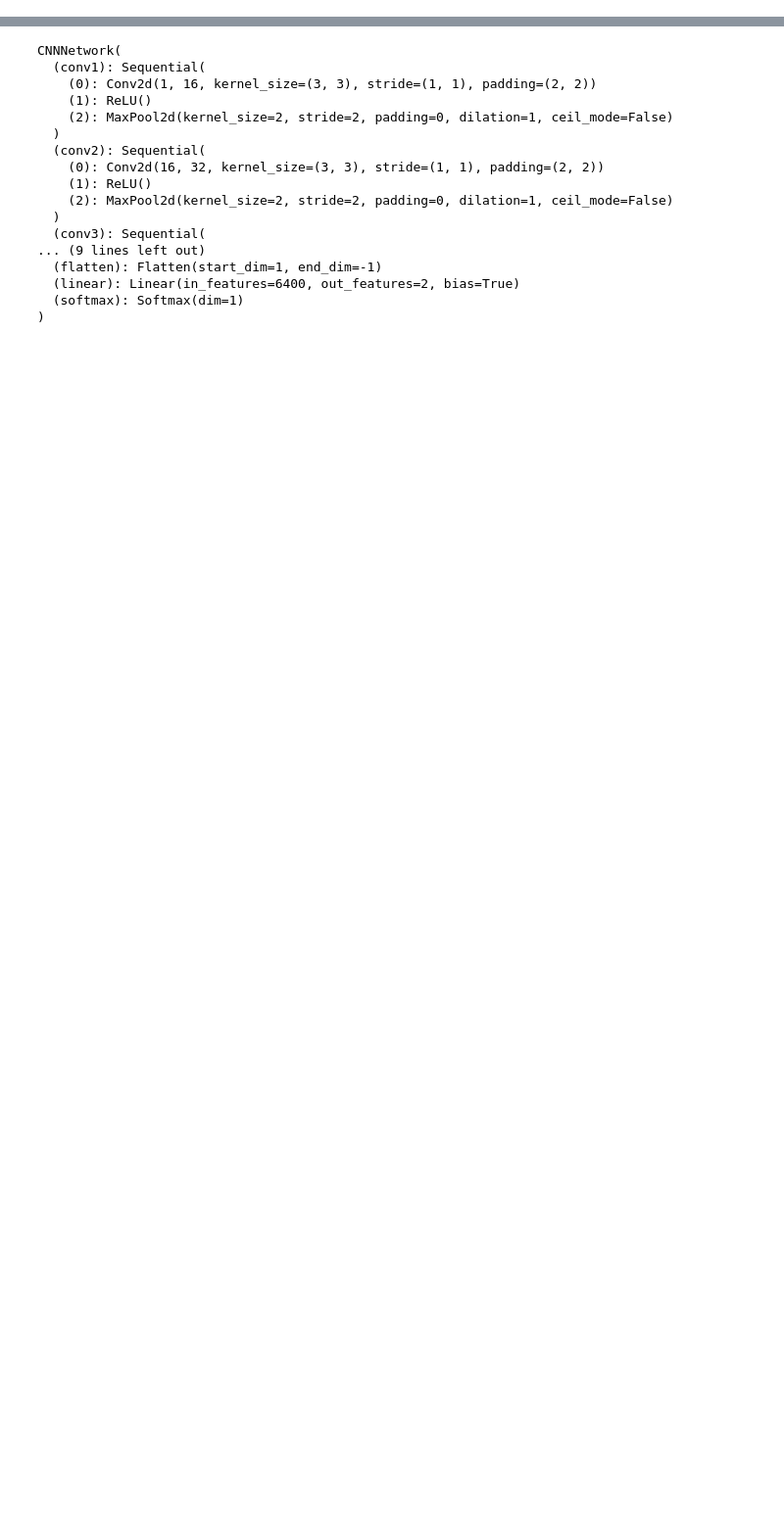
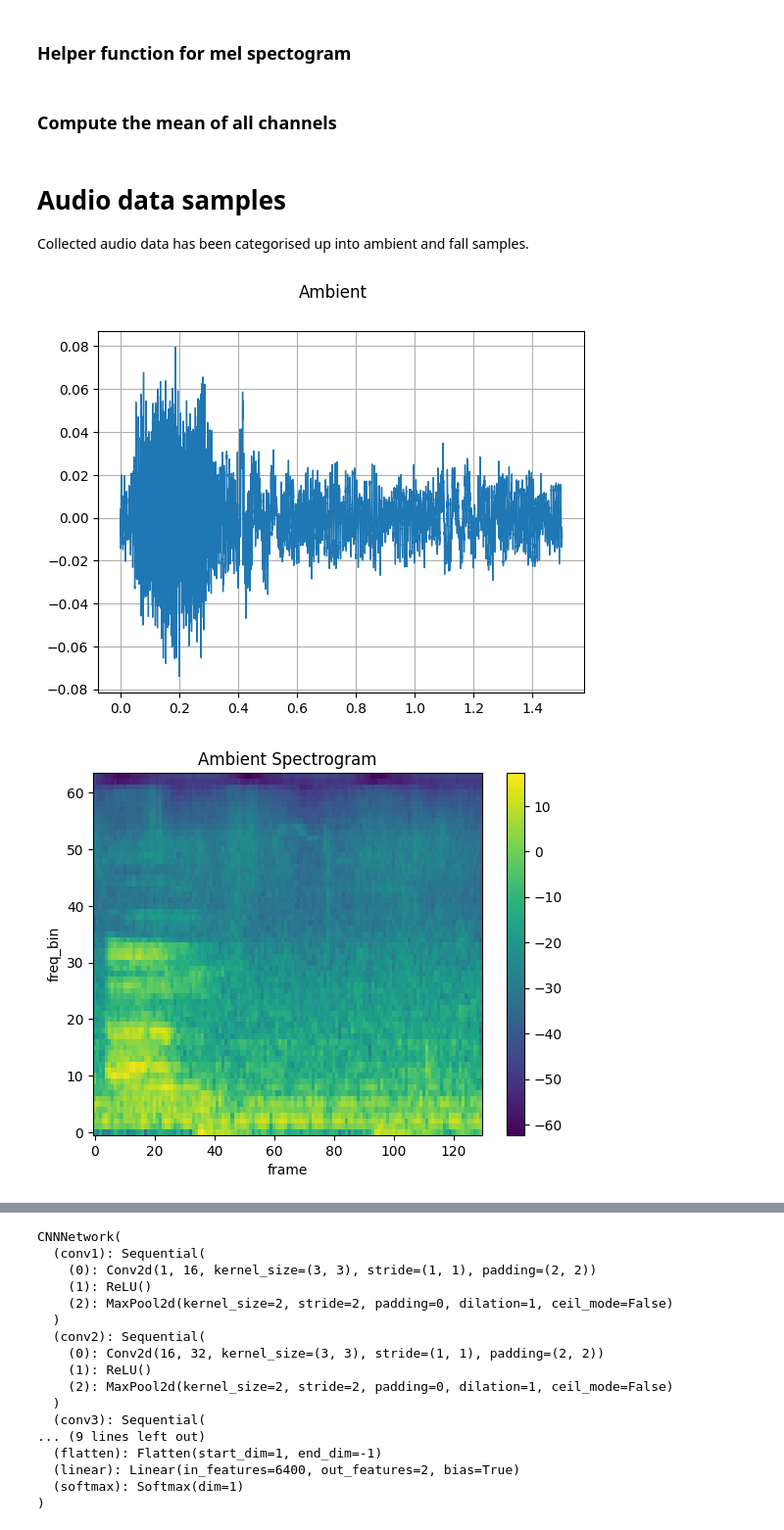
Before and after one commit to jaronsander/sip_data, a Jupyter notebook: demo.ipynb, the cells around one changed output, grey strips where cells are left out. Shown at 98% size. Saved outputs shown, nothing was run; the diff lists cells and outputs as text; code cells hidden in the pictures; blank space fills up the shorter version.

```diff
--- a/demo.ipynb
+++ b/demo.ipynb
@@ -7,0 +42,13 @@ from torchsummary import summary
+# %% [markdown]
+### Helper function for mel spectogram
+# %%
+hop_length = 512
+SAMPLE_RATE = 44100
+mel = torchaudio.transforms.MelSpectrogram(
+    sample_rate=SAMPLE_RATE,
+    n_fft=1024,
+    hop_length=hop_length,
+    n_mels=64
+)
+# %% [markdown]
+### Compute the mean of all channels
@@ -7,0 +60,12 @@ from torchsummary import summary
+# %% [markdown]
+# Audio data samples
+Collected audio data has been categorised up into ambient and fall samples.
+# %%
+ambient, sr = torchaudio.load('ambient noise/ambient_1000_0.wav')
+ambient = _mix_down_if_necessary(ambient)
+plot_waveform(ambient, sr, title='Ambient')
+plot_spectrogram(mel(ambient)[0], title='Ambient Spectrogram')
+Audio(data=ambient, rate=sr)
+# %% [output]
+[figure, added]
+[figure, added]
```
Also changed, not shown: parts of 15 cells of this notebook, 1 other file.
